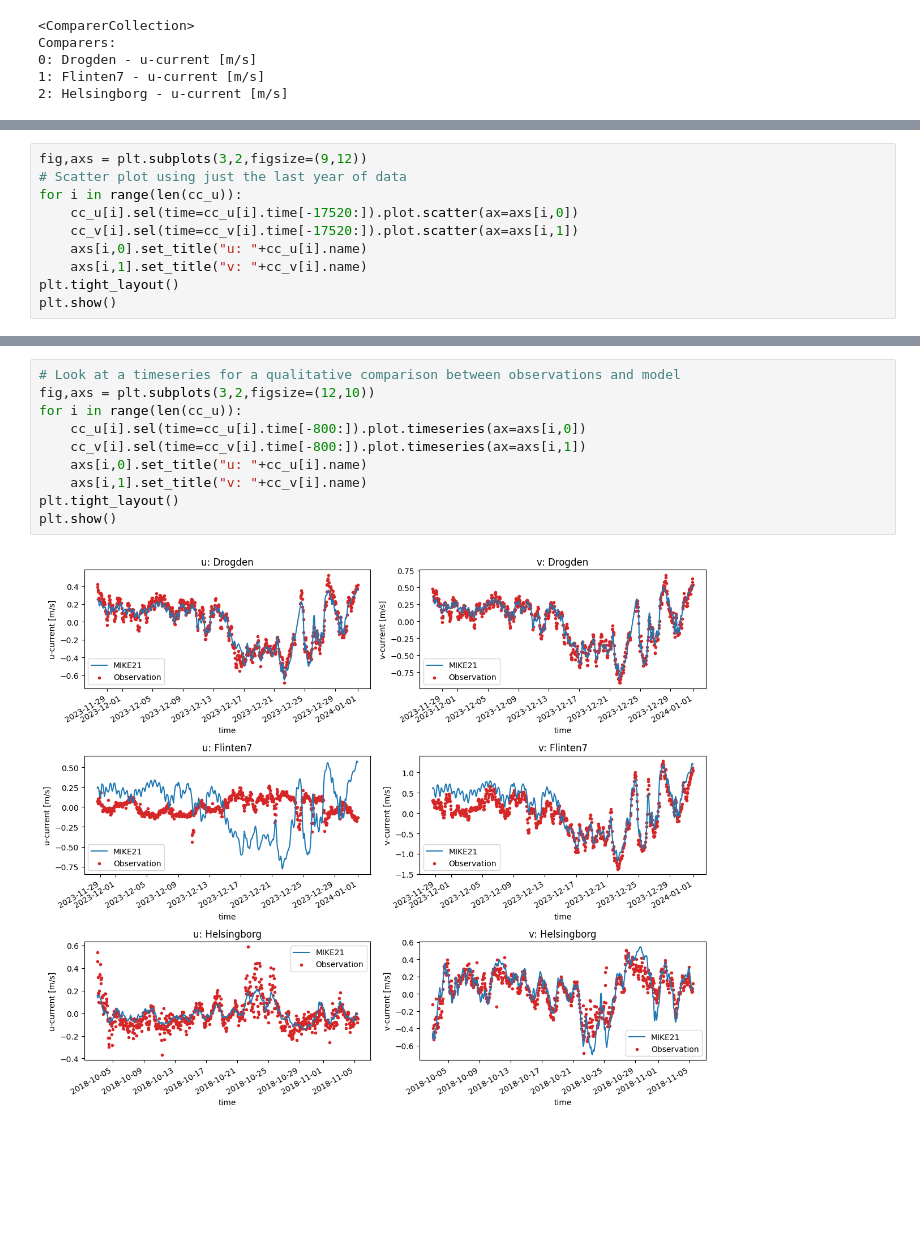
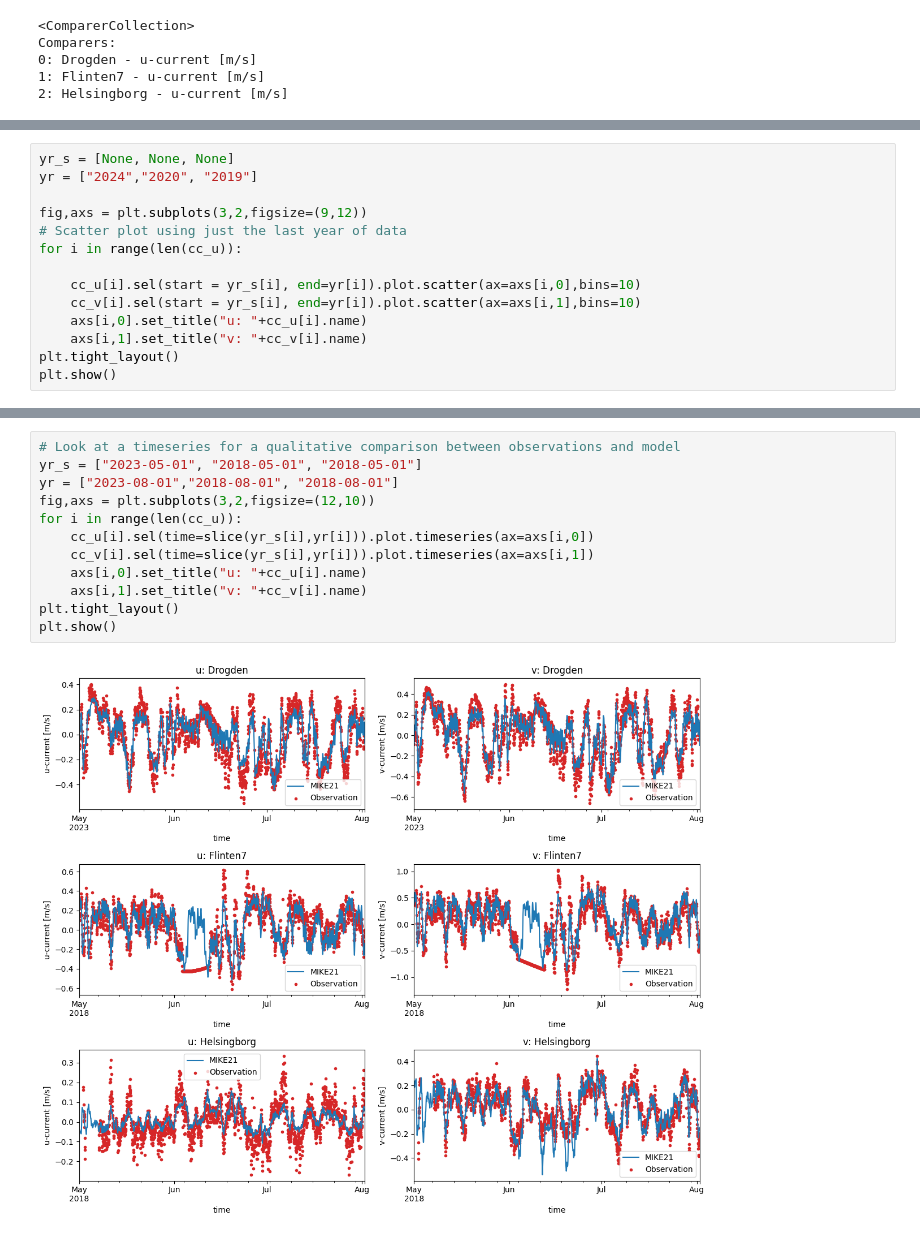
Before and after one commit to DHI/WaterBench-MIKE21HD-Oresund, a Jupyter notebook: code/model_validation_currents.ipynb, the cells around one changed output, grey strips where cells are left out. Cells and saved outputs as stored; diff of their text form; blank space fills up the shorter version.

Commit message:
Producing plots for current validation

```diff
--- a/code/model_validation_currents.ipynb
+++ b/code/model_validation_currents.ipynb
@@ -48,9 +58,13 @@ Comparers:
 # %%
+yr_s = [None, None, None]
+yr = ["2024","2020", "2019"]
+
 fig,axs = plt.subplots(3,2,figsize=(9,12))
 # Scatter plot using just the last year of data
 for i in range(len(cc_u)):
-    cc_u[i].sel(time=cc_u[i].time[-17520:]).plot.scatter(ax=axs[i,0])
-    cc_v[i].sel(time=cc_v[i].time[-17520:]).plot.scatter(ax=axs[i,1])
+
+    cc_u[i].sel(start = yr_s[i], end=yr[i]).plot.scatter(ax=axs[i,0],bins=10)
+    cc_v[i].sel(start = yr_s[i], end=yr[i]).plot.scatter(ax=axs[i,1],bins=10)
     axs[i,0].set_title("u: "+cc_u[i].name)
     axs[i,1].set_title("v: "+cc_v[i].name)
 plt.tight_layout()
@@ -60,12 +74,14 @@ plt.show()
 # %%
 # Look at a timeseries for a qualitative comparison between observations and model
+yr_s = ["2023-05-01", "2018-05-01", "2018-05-01"]
+yr = ["2023-08-01","2018-08-01", "2018-08-01"]
 fig,axs = plt.subplots(3,2,figsize=(12,10))
 for i in range(len(cc_u)):
-    cc_u[i].sel(time=cc_u[i].time[-800:]).plot.timeseries(ax=axs[i,0])
-    cc_v[i].sel(time=cc_v[i].time[-800:]).plot.timeseries(ax=axs[i,1])
+    cc_u[i].sel(time=slice(yr_s[i],yr[i])).plot.timeseries(ax=axs[i,0])
+    cc_v[i].sel(time=slice(yr_s[i],yr[i])).plot.timeseries(ax=axs[i,1])
     axs[i,0].set_title("u: "+cc_u[i].name)
     axs[i,1].set_title("v: "+cc_v[i].name)
 plt.tight_layout()
 plt.show()
 # %% [output]
-[figure, old version]
+[figure, new version]
```
Also changed, not shown: parts of 5 cells of this notebook, 6 other files.
